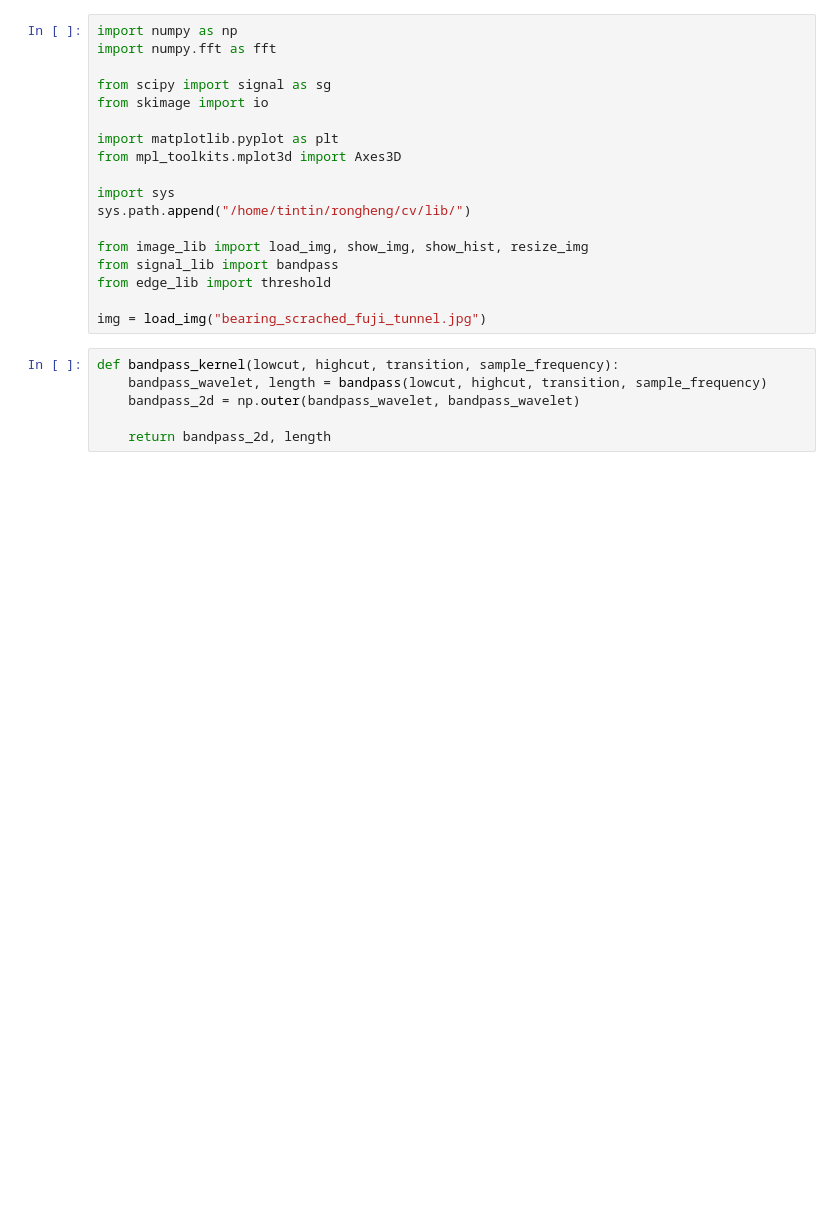
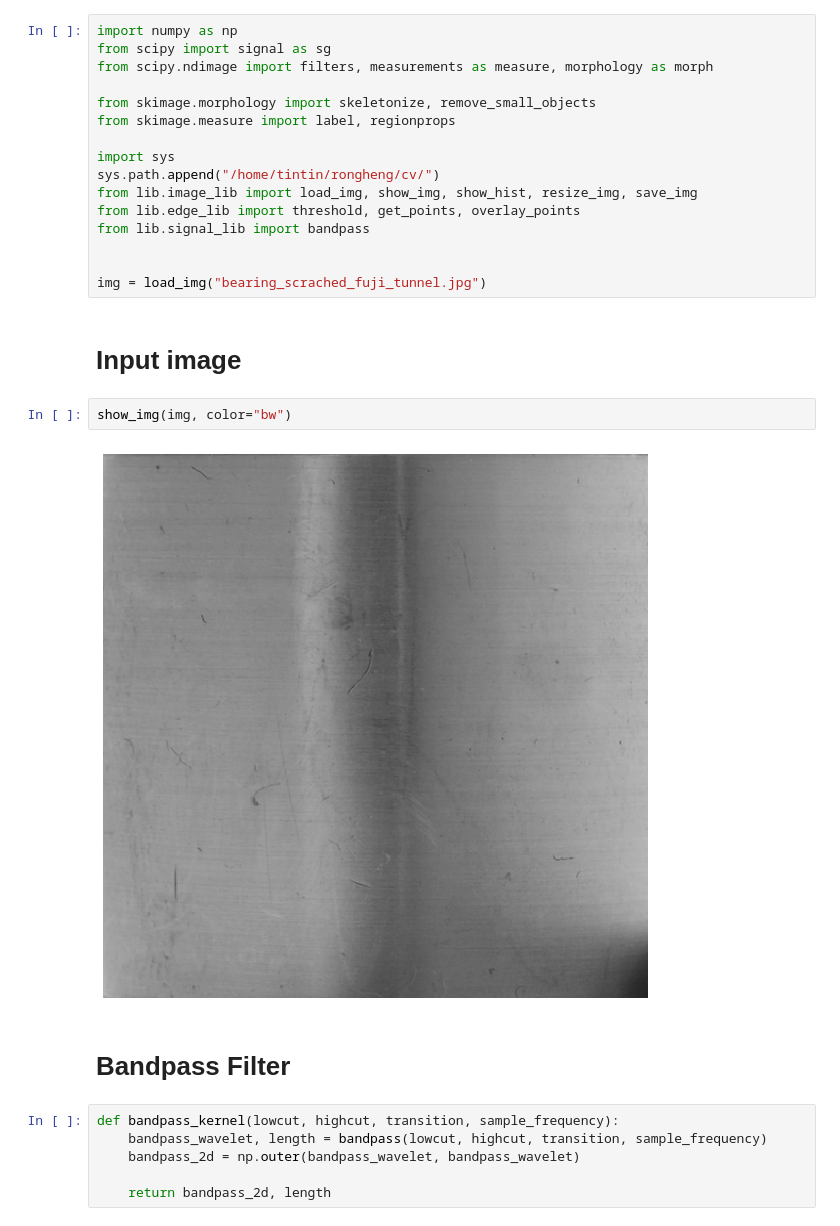
Before and after one commit to felixschloesser/DetectScratches, a Jupyter notebook: notebooks/applications/bearing_bandpass.ipynb, the cells around one changed output. Cells and saved outputs as stored; diff of their text form; blank space fills up the shorter version.

```diff
--- a/notebooks/applications/bearing_bandpass.ipynb
+++ b/notebooks/applications/bearing_bandpass.ipynb
@@ -1,21 +1,27 @@
 # %%
 import numpy as np
-import numpy.fft as fft
+from scipy import signal as sg
+from scipy.ndimage import filters, measurements as measure, morphology as morph
 
-from scipy import signal as sg
-from skimage import io
-
-import matplotlib.pyplot as plt
-from mpl_toolkits.mplot3d import Axes3D
+from skimage.morphology import skeletonize, remove_small_objects
+from skimage.measure import label, regionprops
 
 import sys
-sys.path.append("/home/tintin/rongheng/cv/lib/")
+sys.path.append("/home/tintin/rongheng/cv/")
+from lib.image_lib import load_img, show_img, show_hist, resize_img, save_img
+from lib.edge_lib import threshold, get_points, overlay_points
+from lib.signal_lib import bandpass
 
-from image_lib import load_img, show_img, show_hist, resize_img
-from signal_lib import bandpass
-from edge_lib import threshold
 
 img = load_img("bearing_scrached_fuji_tunnel.jpg")
+# %% [markdown]
+# Input image
+# %%
+show_img(img, color="bw")
+# %% [output]
+[figure, added]
+# %% [markdown]
+# Bandpass Filter
 # %%
 def bandpass_kernel(lowcut, highcut, transition, sample_frequency):
     bandpass_wavelet, length = bandpass(lowcut, highcut, transition, sample_frequency)
```
Also changed, not shown: parts of 16 cells of this notebook, 8 other files.
